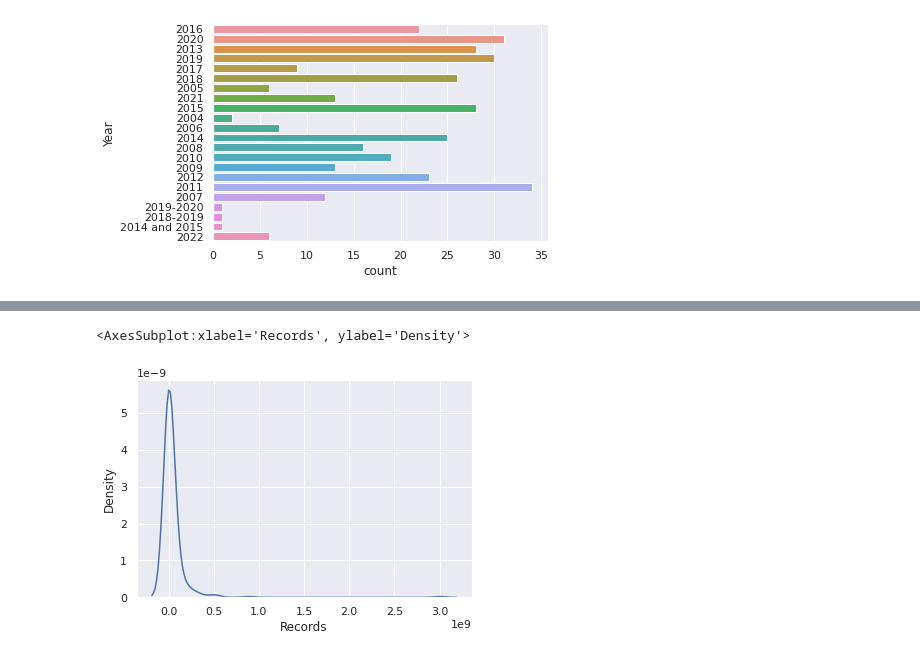
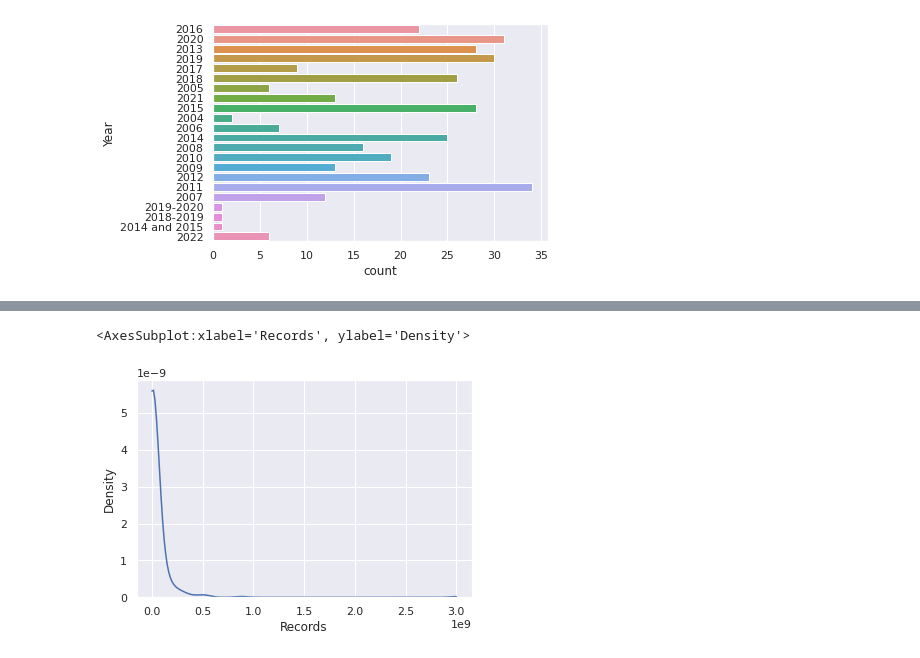
Before and after one commit to mttwdevelops/Python-Practice, a Jupyter notebook: Data_Breach_Analysis/db_analysis.ipynb, the cells around one changed output, grey strips where cells are left out. Cells and saved outputs as stored; diff of their text form; code cells hidden in the pictures.

```diff
--- a/Data_Breach_Analysis/db_analysis.ipynb
+++ b/Data_Breach_Analysis/db_analysis.ipynb
@@ -191,10 +144,10 @@ bars = ax.bar(
 # %%
-# Records NOT DONE!!!
+# Records
 df["Records"].unique()
 df_records_num = pd.to_numeric(df["Records"], errors = "coerce")
 # df_records_num = df.loc[df.Records.isnumeric()]
 df_records_num.describe
-sns.kdeplot(data = df_records_num) # NOT DONE!!!
+sns.kdeplot(data = df_records_num, cut=0) # NOT DONE!!!
 # %% [output]
 <AxesSubplot:xlabel='Records', ylabel='Density'>
-[figure, old version]
+[figure, new version]
```
Also changed, not shown: parts of 19 cells of this notebook, 5 other files.
